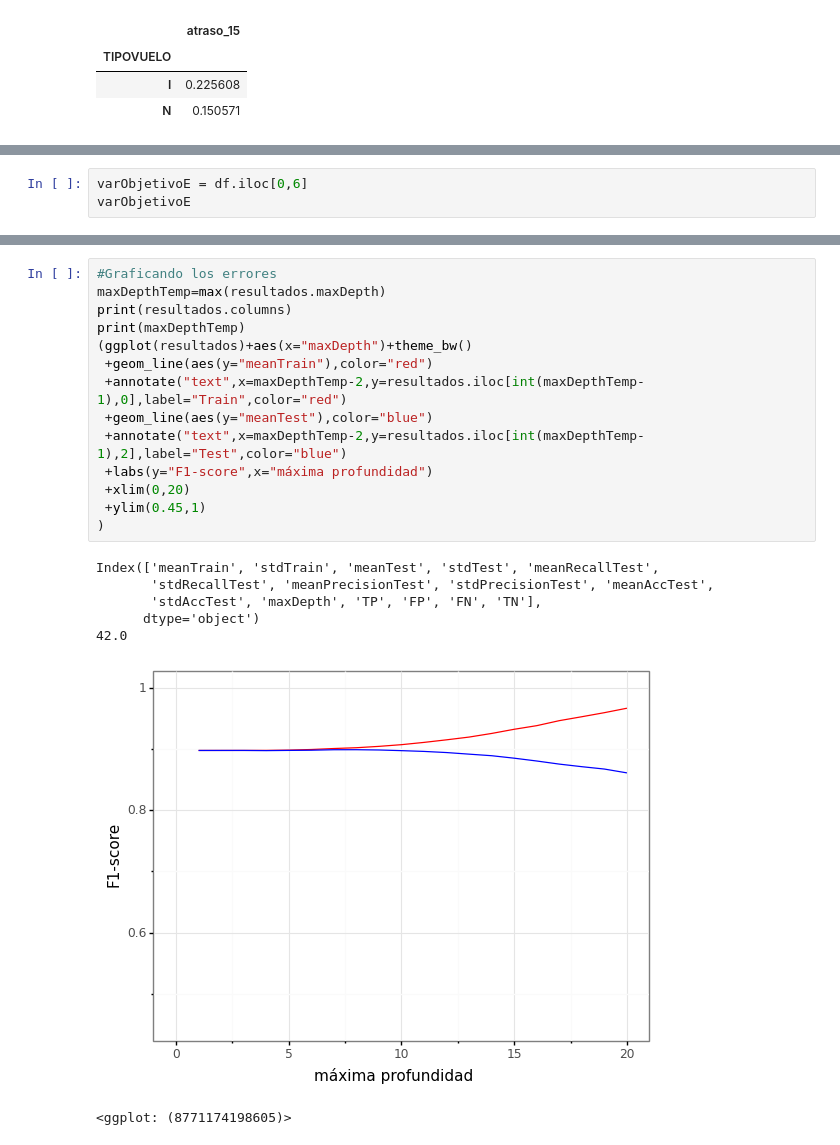
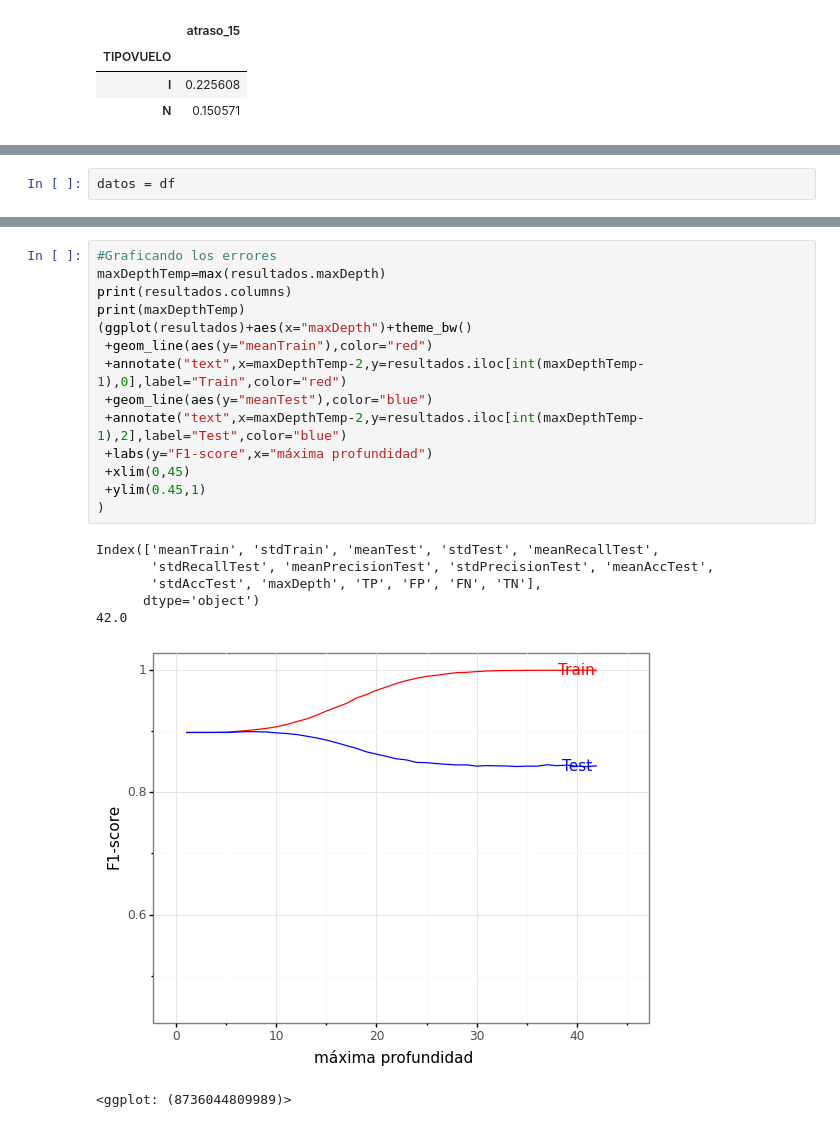
Before and after one commit to hecmil/DS_LATAM, a Jupyter notebook: solution.ipynb, the cells around one changed output, grey strips where cells are left out. Saved outputs shown, nothing was run; the diff lists cells and outputs as text.

```diff
--- a/solution.ipynb
+++ b/solution.ipynb
@@ -499,6 +504,3 @@ print(df.head(5))
 2                  3
 3                  3
 4                  3
-# %%
-varObjetivoE = df.iloc[0,6]
-varObjetivoE
@@ -507,3 +516,5 @@ varObjetivoE
+# %%
+datos = df
 # %%
 inicio = datetime.now()
 
@@ -650,22 +685,22 @@ Duración:  0:05:07.368667
 # %%
 #Graficando los errores
 maxDepthTemp=max(resultados.maxDepth)
 print(resultados.columns)
 print(maxDepthTemp)
 (ggplot(resultados)+aes(x="maxDepth")+theme_bw()
  +geom_line(aes(y="meanTrain"),color="red")
  +annotate("text",x=maxDepthTemp-2,y=resultados.iloc[int(maxDepthTemp-1),0],label="Train",color="red")
  +geom_line(aes(y="meanTest"),color="blue")
  +annotate("text",x=maxDepthTemp-2,y=resultados.iloc[int(maxDepthTemp-1),2],label="Test",color="blue")
  +labs(y="F1-score",x="máxima profundidad")
- +xlim(0,20)
+ +xlim(0,45)
  +ylim(0.45,1)
 )
 # %% [output]
 Index(['meanTrain', 'stdTrain', 'meanTest', 'stdTest', 'meanRecallTest',
        'stdRecallTest', 'meanPrecisionTest', 'stdPrecisionTest', 'meanAccTest',
        'stdAccTest', 'maxDepth', 'TP', 'FP', 'FN', 'TN'],
       dtype='object')
 42.0
-[figure, old version]
+[figure, new version]
-<ggplot: (8771174198605)>
+<ggplot: (8736044809989)>
```
Also changed, not shown: parts of 37 cells of this notebook.
